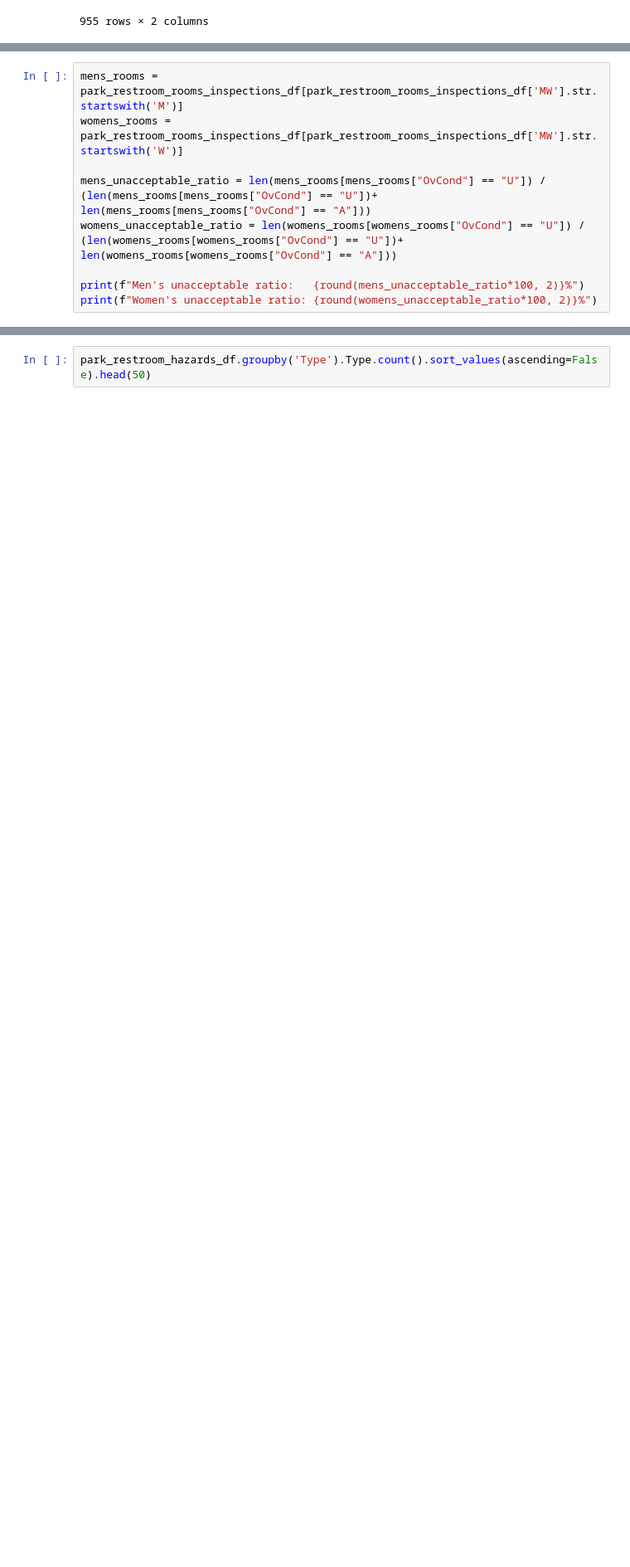
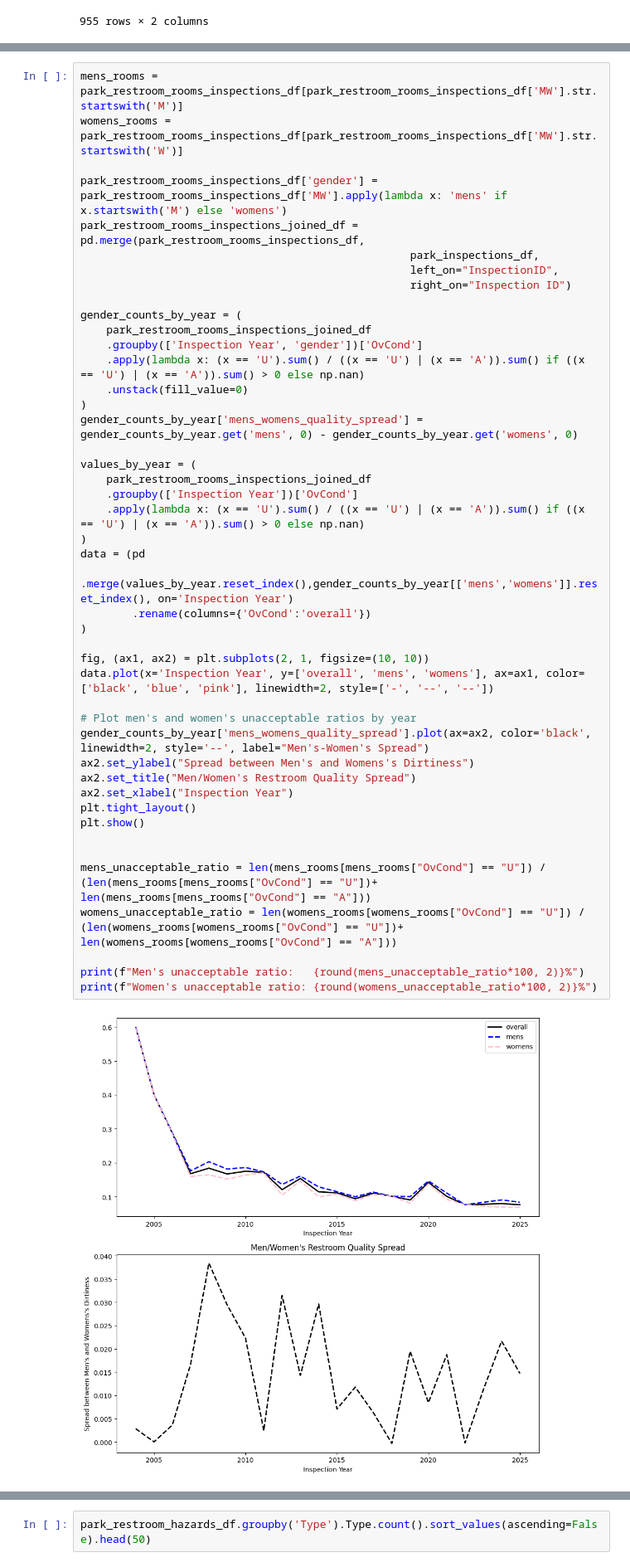
Before and after one commit to sirpthatch/analysis, a Jupyter notebook: projects/toilets/notebooks/profile_toilets.ipynb, the cells around one changed output, grey strips where cells are left out. Shown at 83% size. Drawn from its saved outputs; the diff is of its cells as text; blank space fills up the shorter version.

```diff
--- a/projects/toilets/notebooks/profile_toilets.ipynb
+++ b/projects/toilets/notebooks/profile_toilets.ipynb
@@ -367,13 +402,50 @@ Have initial features for number of bathrooms and bathroom quality for each FIPS
 # %%
 mens_rooms = park_restroom_rooms_inspections_df[park_restroom_rooms_inspections_df['MW'].str.startswith('M')]
 womens_rooms = park_restroom_rooms_inspections_df[park_restroom_rooms_inspections_df['MW'].str.startswith('W')]
+
+park_restroom_rooms_inspections_df['gender'] = park_restroom_rooms_inspections_df['MW'].apply(lambda x: 'mens' if x.startswith('M') else 'womens')
+park_restroom_rooms_inspections_joined_df = pd.merge(park_restroom_rooms_inspections_df,
+                                                   park_inspections_df,
+                                                   left_on="InspectionID",
+                                                   right_on="Inspection ID")
+
+gender_counts_by_year = (
+    park_restroom_rooms_inspections_joined_df
+    .groupby(['Inspection Year', 'gender'])['OvCond']
+    .apply(lambda x: (x == 'U').sum() / ((x == 'U') | (x == 'A')).sum() if ((x == 'U') | (x == 'A')).sum() > 0 else np.nan)
+    .unstack(fill_value=0)
+)
+gender_counts_by_year['mens_womens_quality_spread'] = gender_counts_by_year.get('mens', 0) - gender_counts_by_year.get('womens', 0)
+
+values_by_year = (
+    park_restroom_rooms_inspections_joined_df
+    .groupby(['Inspection Year'])['OvCond']
+    .apply(lambda x: (x == 'U').sum() / ((x == 'U') | (x == 'A')).sum() if ((x == 'U') | (x == 'A')).sum() > 0 else np.nan)
+)
+data = (pd
+        .merge(values_by_year.reset_index(),gender_counts_by_year[['mens','womens']].reset_index(), on='Inspection Year')
+        .rename(columns={'OvCond':'overall'})
+)
+
+fig, (ax1, ax2) = plt.subplots(2, 1, figsize=(10, 10))
+data.plot(x='Inspection Year', y=['overall', 'mens', 'womens'], ax=ax1, color=['black', 'blue', 'pink'], linewidth=2, style=['-', '--', '--'])
+
+# Plot men's and women's unacceptable ratios by year
+gender_counts_by_year['mens_womens_quality_spread'].plot(ax=ax2, color='black', linewidth=2, style='--', label="Men's-Women's Spread")
+ax2.set_ylabel("Spread between Men's and Womens's Dirtiness")
+ax2.set_title("Men/Women's Restroom Quality Spread")
+ax2.set_xlabel("Inspection Year")
+plt.tight_layout()
+plt.show()
+
 
 mens_unacceptable_ratio = len(mens_rooms[mens_rooms["OvCond"] == "U"]) / (len(mens_rooms[mens_rooms["OvCond"] == "U"])+ len(mens_rooms[mens_rooms["OvCond"] == "A"]))
 womens_unacceptable_ratio = len(womens_rooms[womens_rooms["OvCond"] == "U"]) / (len(womens_rooms[womens_rooms["OvCond"] == "U"])+ len(womens_rooms[womens_rooms["OvCond"] == "A"]))
 
 print(f"Men's unacceptable ratio:   {round(mens_unacceptable_ratio*100, 2)}%")
 print(f"Women's unacceptable ratio: {round(womens_unacceptable_ratio*100, 2)}%")
 # %% [output]
+[figure, added]
 Men's unacceptable ratio:   15.03%
 Women's unacceptable ratio: 13.59%
 # %%
```
Also changed, not shown: parts of 6 cells of this notebook, 12 other files.
